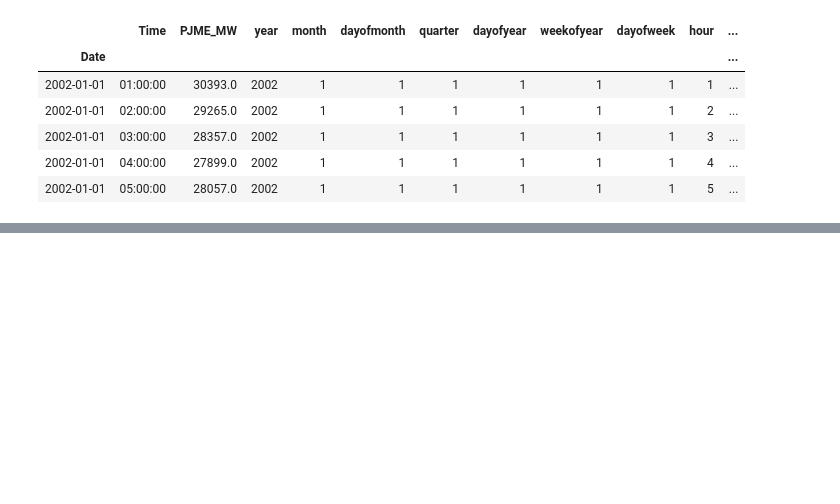
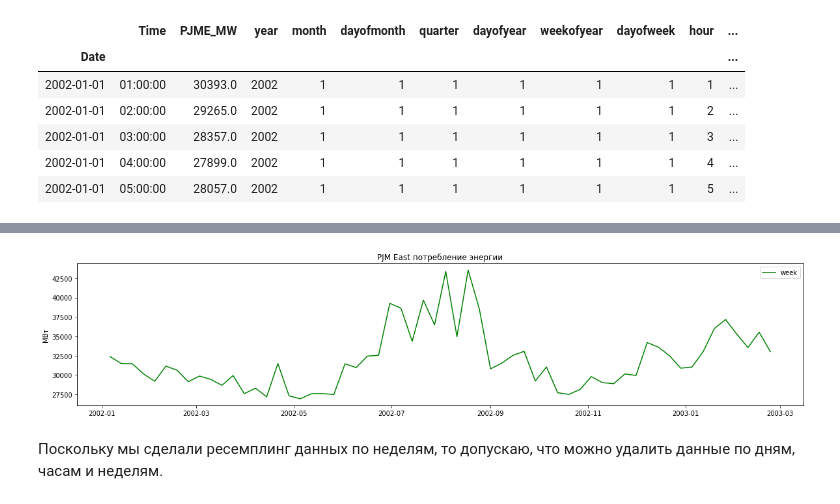
Before and after one commit to lyutov89/ML_in_production, a Jupyter notebook: lesson_4/lesson_4_Time_rows.ipynb, the cells around one changed output, grey strips where cells are left out. Cells and saved outputs as stored; diff of their text form; code cells hidden in the pictures; blank space fills up the shorter version.

```diff
--- a/lesson_4/lesson_4_Time_rows.ipynb
+++ b/lesson_4/lesson_4_Time_rows.ipynb
@@ -38,0 +74,11 @@ data.head()
+# %%
+plt.figure(figsize =(20,4))
+plt.plot( data_w.index[:5*4*3], data_w['PJME_MW'].values[:5*4*3], 'g',label='week'  )
+plt.title('PJM East потребление энергии' )
+plt.ylabel ( 'МВт' )
+plt.legend()
+plt.show()
+# %% [output]
+[figure, added]
+# %% [markdown]
+Поскольку мы сделали ресемплинг данных по неделям, то допускаю, что можно удалить данные по дням, часам и неделям.
```
Also changed, not shown: parts of 16 cells of this notebook.
